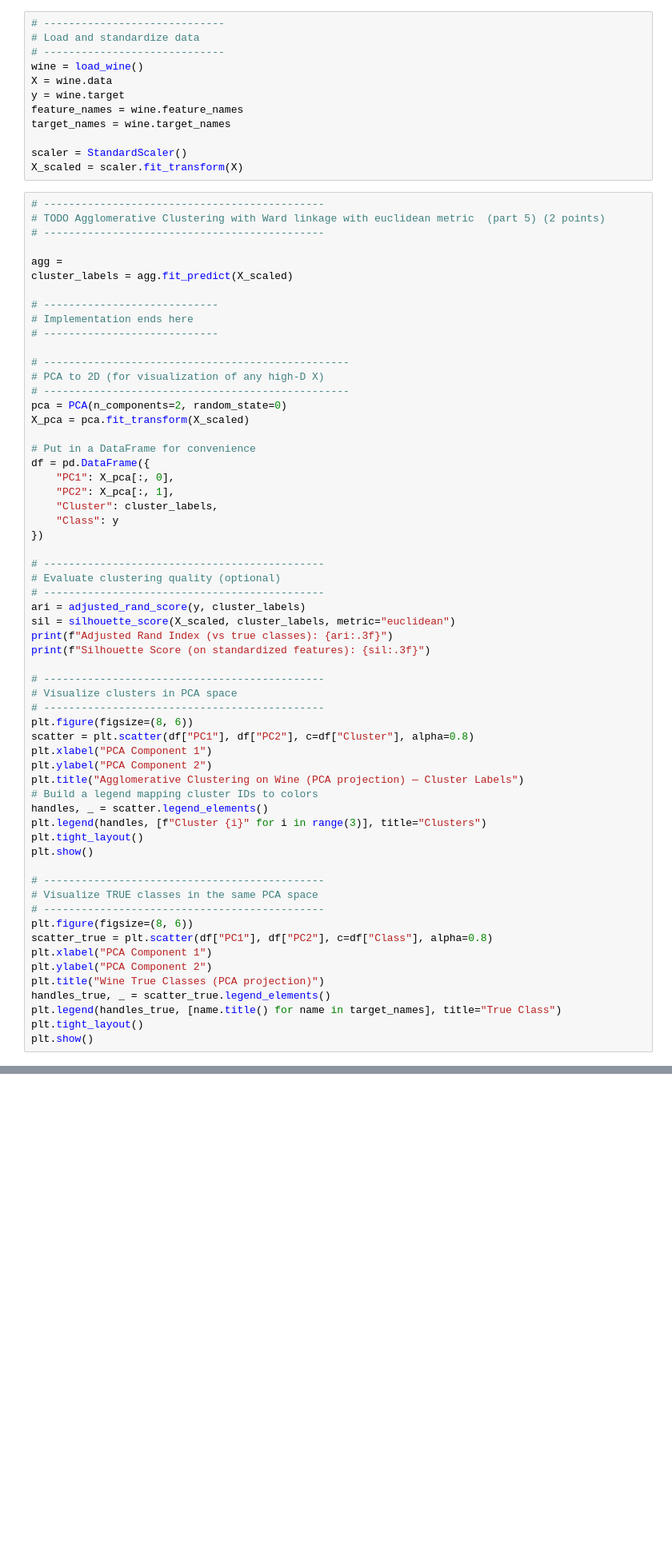
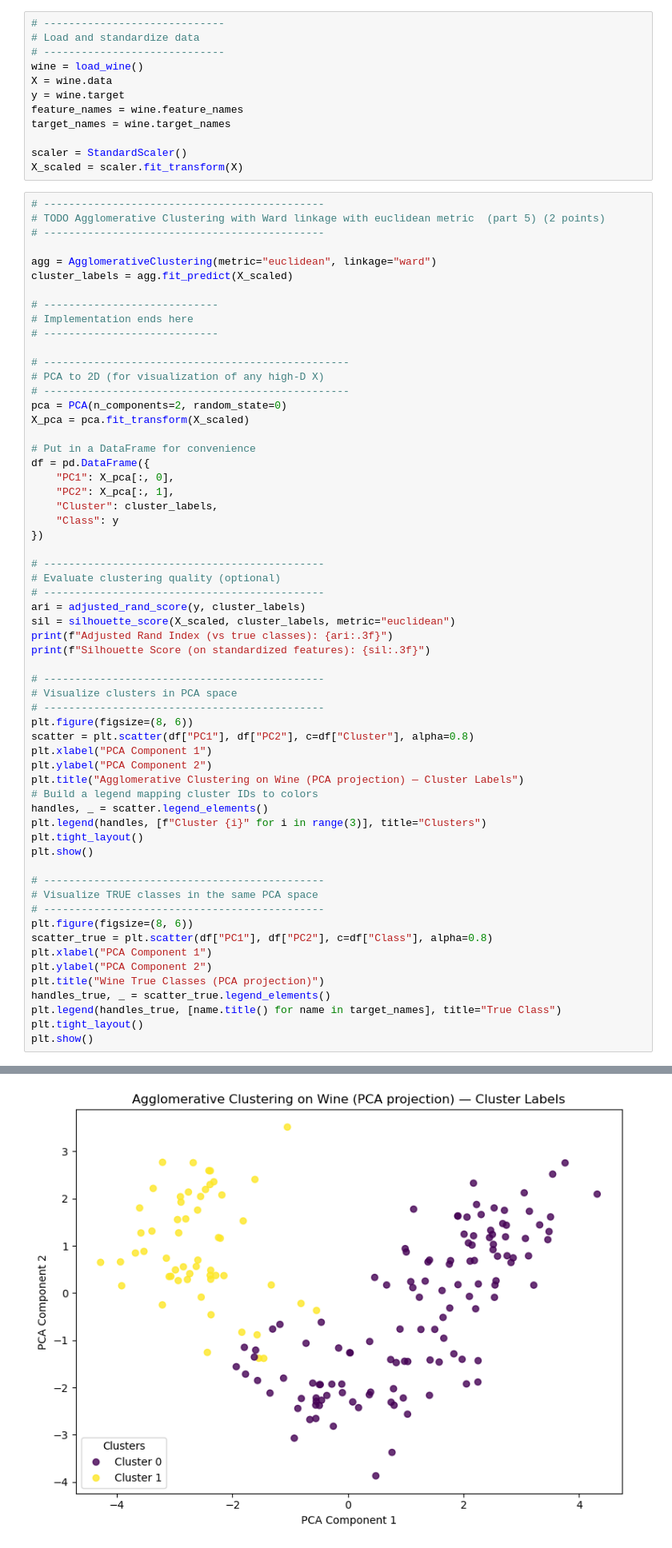
Before and after one commit to CS506-Boston-University/lab4-NathanDjunaedi, a Jupyter notebook: Lab_4.ipynb, the cells around one changed output, grey strips where cells are left out. Shown: that part at 80% size. Drawn from its saved outputs; the diff is of its cells as text; blank space fills up the shorter version.

```diff
--- a/Lab_4.ipynb
+++ b/Lab_4.ipynb
@@ -150,7 +150,7 @@ X_scaled = scaler.fit_transform(X)
 # TODO Agglomerative Clustering with Ward linkage with euclidean metric  (part 5) (2 points)
 # ---------------------------------------------
 
-agg =
+agg = AgglomerativeClustering(metric="euclidean", linkage="ward")
 cluster_labels = agg.fit_predict(X_scaled)
 
 # ----------------------------
@@ -205,3 +205,4 @@ handles_true, _ = scatter_true.legend_elements()
 plt.legend(handles_true, [name.title() for name in target_names], title="True Class")
 plt.tight_layout()
 plt.show()
+# %% [output]
@@ -207,0 +211 @@ plt.show()
+[figure, added]
```
Also changed, not shown: parts of 5 cells of this notebook.
